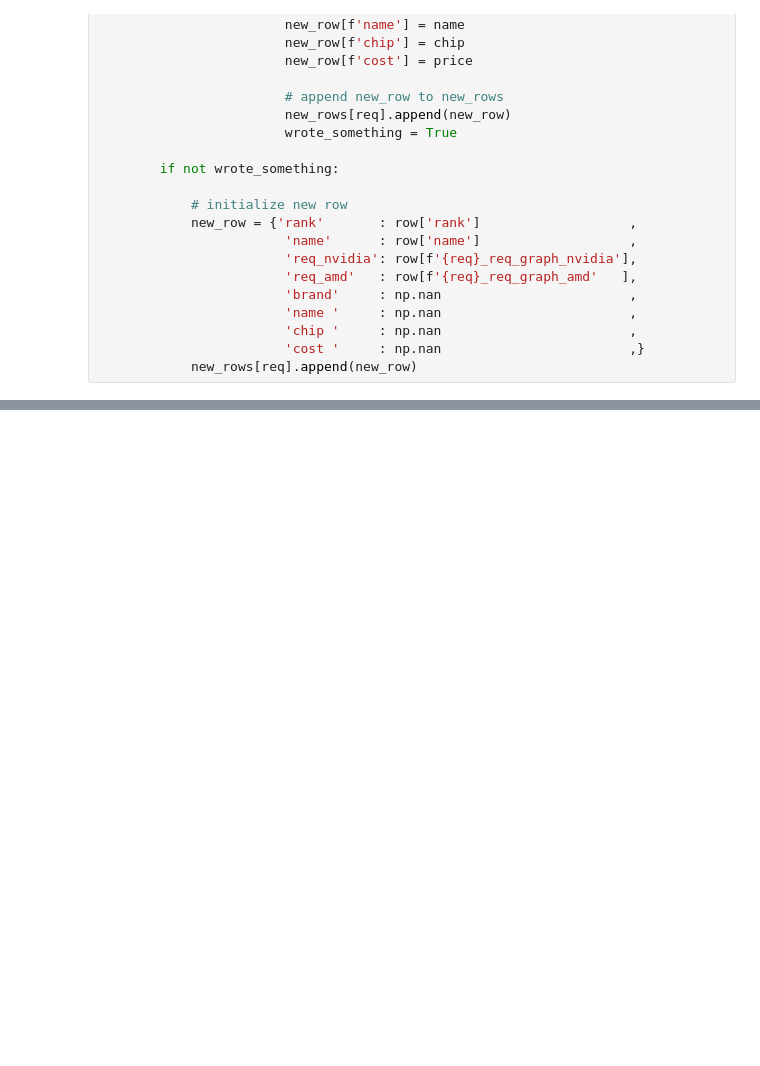
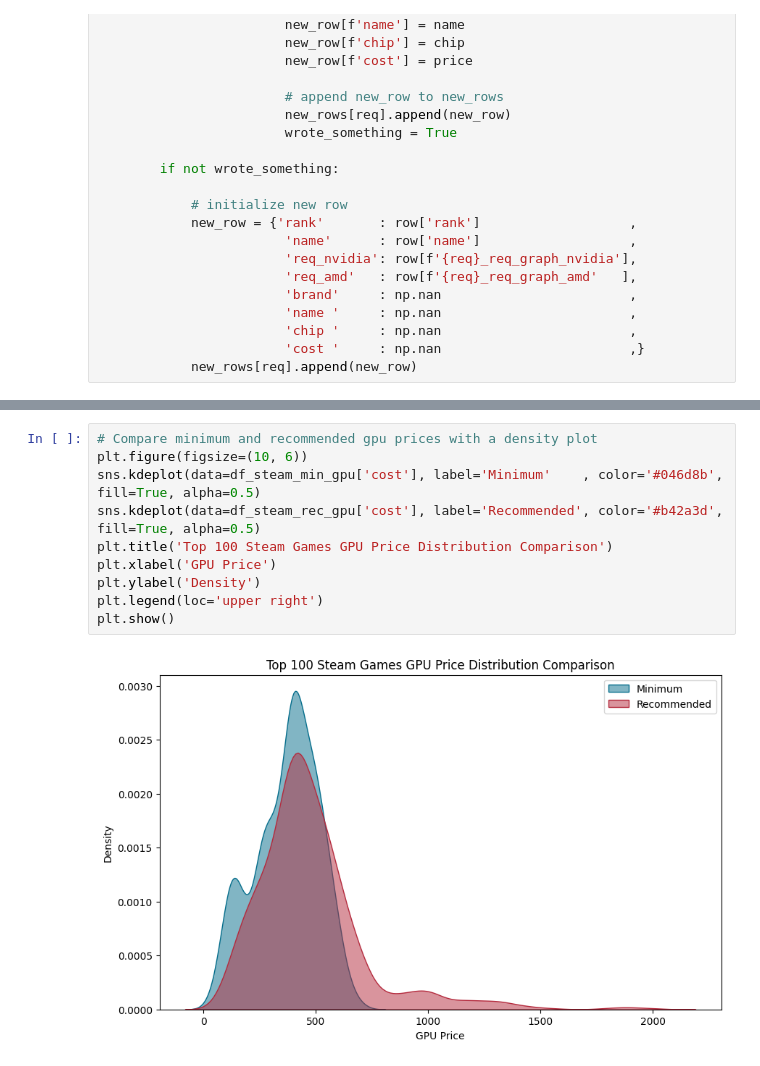
Before and after one commit to knoppds/CSCI_5502_Group_Project_01, a Jupyter notebook: gp_01_steam_data_visualization.ipynb, the cells around one changed output, grey strips where cells are left out. Saved outputs shown, nothing was run; the diff lists cells and outputs as text; blank space fills up the shorter version.

```diff
--- a/gp_01_steam_data_visualization.ipynb
+++ b/gp_01_steam_data_visualization.ipynb
@@ -351,0 +362,12 @@ plt.show()
+# %%
+# Compare minimum and recommended gpu prices with a density plot
+plt.figure(figsize=(10, 6))
+sns.kdeplot(data=df_steam_min_gpu['cost'], label='Minimum'    , color='#046d8b', fill=True, alpha=0.5)
+sns.kdeplot(data=df_steam_rec_gpu['cost'], label='Recommended', color='#b42a3d', fill=True, alpha=0.5)
+plt.title('Top 100 Steam Games GPU Price Distribution Comparison')
+plt.xlabel('GPU Price')
+plt.ylabel('Density')
+plt.legend(loc='upper right')
+plt.show()
+# %% [output]
+[figure, added]
```
Also changed, not shown: parts of 2 cells of this notebook.
